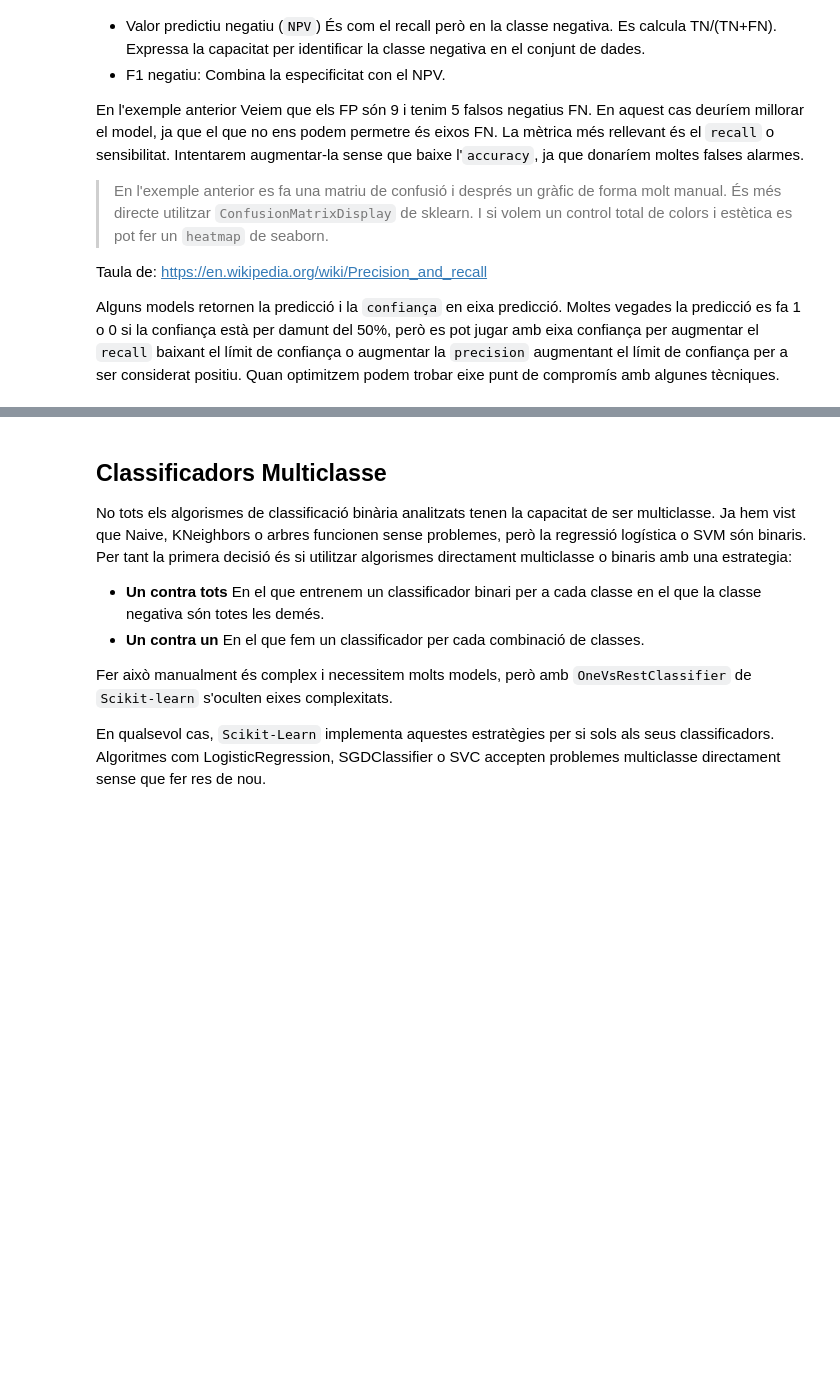
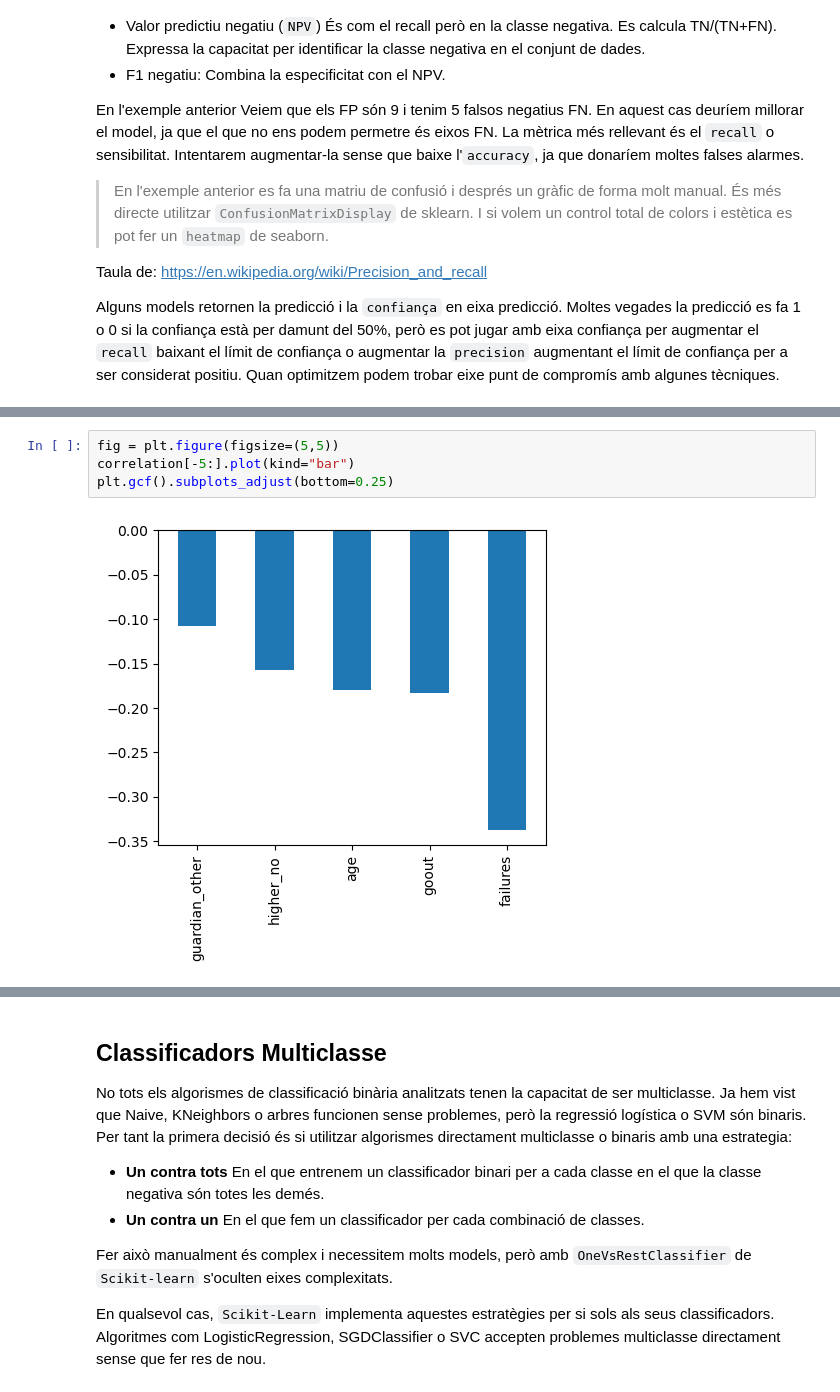
Before and after one commit to xxjcaxx/Disseny-i-avaluacio-de-models, a Jupyter notebook: apunts/documents/classificació.ipynb, the cells around one changed output, grey strips where cells are left out. Drawn from its saved outputs; the diff is of its cells as text; blank space fills up the shorter version.

```diff
--- a/apunts/documents/classificació.ipynb
+++ b/apunts/documents/classificació.ipynb
@@ -1495,0 +1625,6 @@ Alguns models retornen la predicció i la `confiança` en eixa predicció. Molte
+# %%
+fig = plt.figure(figsize=(5,5))
+correlation[-5:].plot(kind="bar")
+plt.gcf().subplots_adjust(bottom=0.25)
+# %% [output]
+[figure, added]
```
Also changed, not shown: parts of 13 cells of this notebook, 2 other files.
